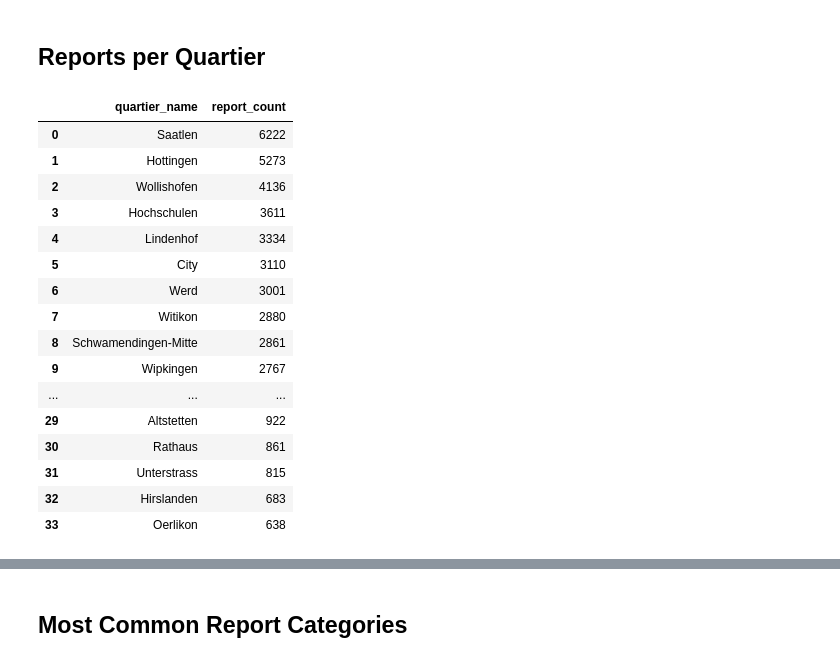
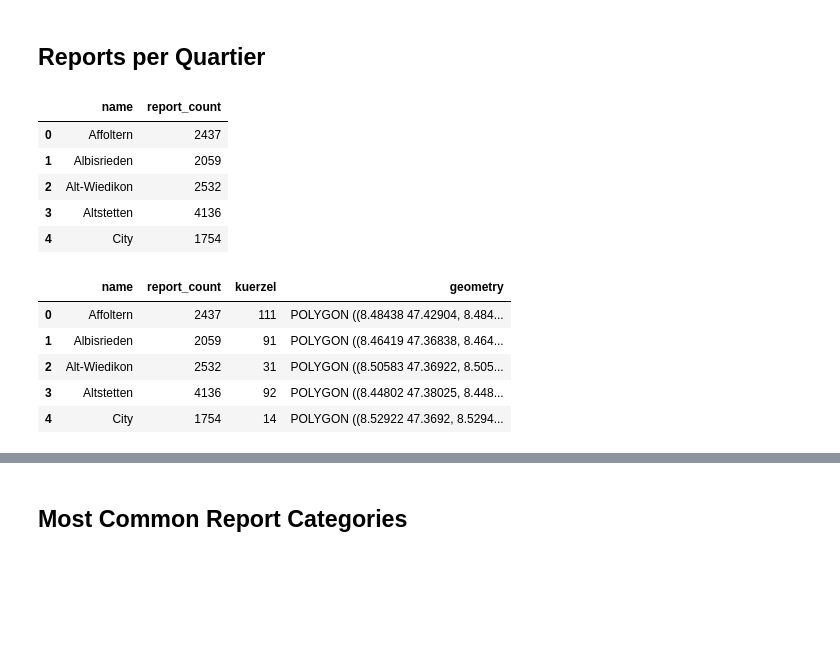
Before and after one commit to linellve01/sds-project, a Jupyter notebook: notebooks/spatial_analysis.ipynb, the cells around one changed output, grey strips where cells are left out. Saved outputs shown, nothing was run; the diff lists cells and outputs as text; code cells hidden in the pictures; blank space fills up the shorter version.

```diff
--- a/notebooks/spatial_analysis.ipynb
+++ b/notebooks/spatial_analysis.ipynb
@@ -22,27 +23,30 @@ quartiere_merge = gpd.read_file(
 # %%
 reports_per_quartier = (
     reports_quartiere_clean
-    .groupby("quartier_name")
+    .groupby("name")
     .size()
-    .sort_values(ascending=False)
     .reset_index(name="report_count")
 )
-reports_per_quartier
+reports_per_quartier.head()
 # %% [output]
-|  | quartier_name | report_count |
-| 0 | Saatlen | 6222 |
-| 1 | Hottingen | 5273 |
-| 2 | Wollishofen | 4136 |
-| 3 | Hochschulen | 3611 |
-| 4 | Lindenhof | 3334 |
-| 5 | City | 3110 |
-| 6 | Werd | 3001 |
-| 7 | Witikon | 2880 |
-| 8 | Schwamendingen-Mitte | 2861 |
-| 9 | Wipkingen | 2767 |
-| ... | ... | ... |
-| 29 | Altstetten | 922 |
-| 30 | Rathaus | 861 |
-| 31 | Unterstrass | 815 |
-| 32 | Hirslanden | 683 |
-| 33 | Oerlikon | 638 |
+|  | name | report_count |
+| 0 | Affoltern | 2437 |
+| 1 | Albisrieden | 2059 |
+| 2 | Alt-Wiedikon | 2532 |
+| 3 | Altstetten | 4136 |
+| 4 | City | 1754 |
+# %%
+reports_per_quartier_gdf = reports_per_quartier.merge(
+    quartiere_join_clean,
+    on = "name",
+    how="left"
+)
+
+reports_per_quartier_gdf.head()
+# %% [output]
+|  | name | report_count | kuerzel | geometry |
+| 0 | Affoltern | 2437 | 111 | POLYGON ((8.48438 47.42904, 8.484... |
+| 1 | Albisrieden | 2059 | 91 | POLYGON ((8.46419 47.36838, 8.464... |
+| 2 | Alt-Wiedikon | 2532 | 31 | POLYGON ((8.50583 47.36922, 8.505... |
+| 3 | Altstetten | 4136 | 92 | POLYGON ((8.44802 47.38025, 8.448... |
+| 4 | City | 1754 | 14 | POLYGON ((8.52922 47.3692, 8.5294... |
```
Also changed, not shown: parts of 19 cells of this notebook, 7 other files.
